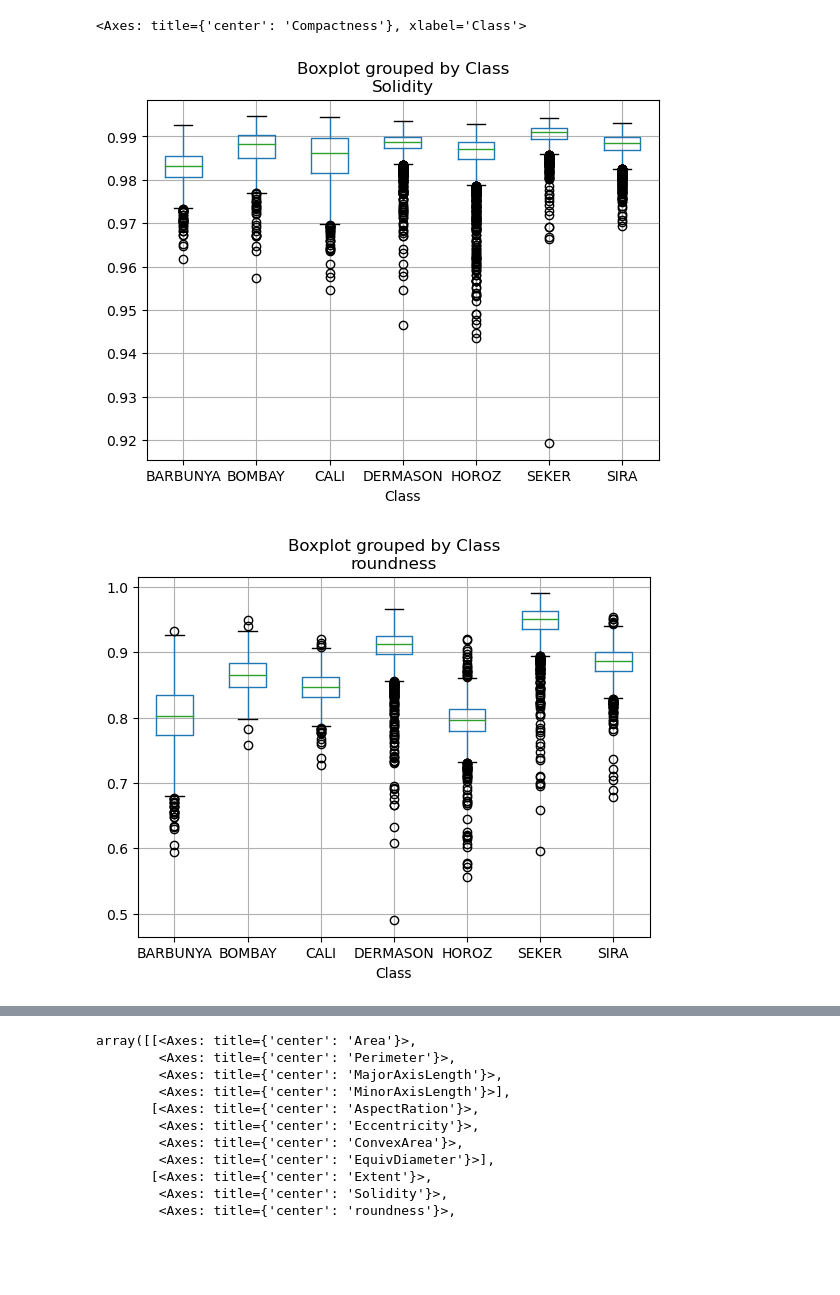
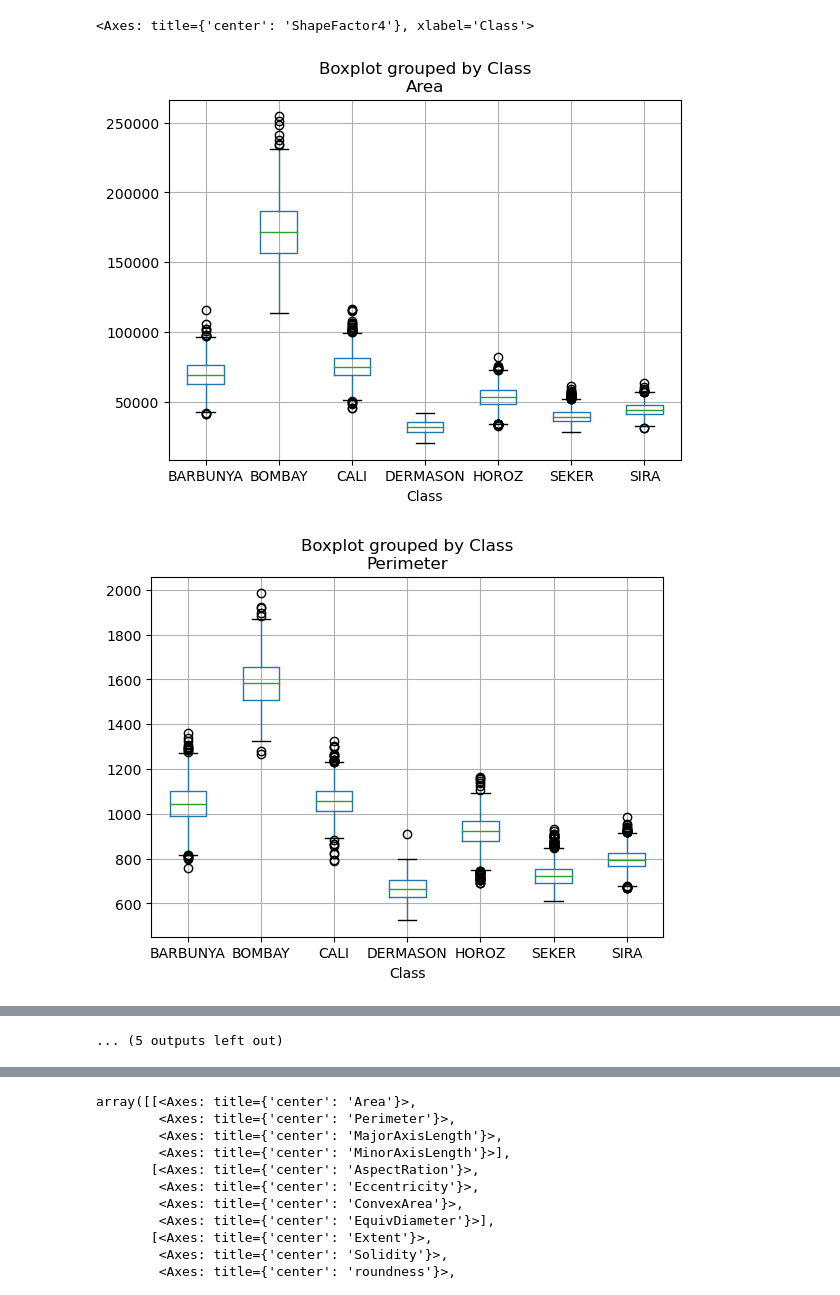
Before and after one commit to samuponz/drybeans, a Jupyter notebook: drybeans.ipynb, the cells around one changed output, grey strips where cells are left out. Drawn from its saved outputs; the diff is of its cells as text; code cells hidden in the pictures; blank space fills up the shorter version.

```diff
--- a/drybeans.ipynb
+++ b/drybeans.ipynb
@@ -19,18 +20,23 @@ df[df['Class']=='BOMBAY'].describe()
 | 75% | 186599.000000 | 1656.215500 | 630.113198 | 388.234648 | 1.660165 | 0.798232 | 189750.750000 | ... |
 | max | 254616.000000 | 1985.370000 | 738.860153 | 460.198497 | 1.933856 | 0.855924 | 263261.000000 | ... |
 # %%
-#df.boxplot('Area', by='Class')
-#df.boxplot('Perimeter', by='Class')
-#df.boxplot('MajorAxisLength', by='Class')
-#df.boxplot('MinorAxisLength', by='Class')
-#df.boxplot('AspectRation', by='Class')
-#df.boxplot('Eccentricity', by='Class')
-#df.boxplot('EquivDiameter', by='Class')
-#df.boxplot('Extent', by='Class')
+df.boxplot('Area', by='Class')
+df.boxplot('Perimeter', by='Class')
+df.boxplot('MajorAxisLength', by='Class')
+df.boxplot('MinorAxisLength', by='Class')
+df.boxplot('AspectRation', by='Class')
+df.boxplot('Eccentricity', by='Class')
+df.boxplot('ConvexArea', by='Class')
+df.boxplot('EquivDiameter', by='Class')
+df.boxplot('Extent', by='Class')
 df.boxplot('Solidity', by='Class')
 df.boxplot('roundness', by='Class')
 df.boxplot('Compactness', by='Class')
+df.boxplot('ShapeFactor1', by='Class')
+df.boxplot('ShapeFactor2', by='Class')
+df.boxplot('ShapeFactor3', by='Class')
+df.boxplot('ShapeFactor4', by='Class')
 # %% [output]
-<Axes: title={'center': 'Compactness'}, xlabel='Class'>
+<Axes: title={'center': 'ShapeFactor4'}, xlabel='Class'>
-[figure, old version]
+[figure, new version]
-[figure, old version]
+[figure, new version]
@@ -38,3 +52,4 @@ df.boxplot('Compactness', by='Class')
+... (5 outputs left out)
 # %%
 df[df['Class']=='HOROZ'].describe()
 # %% [output]
```
Also changed, not shown: parts of 5 cells of this notebook.
